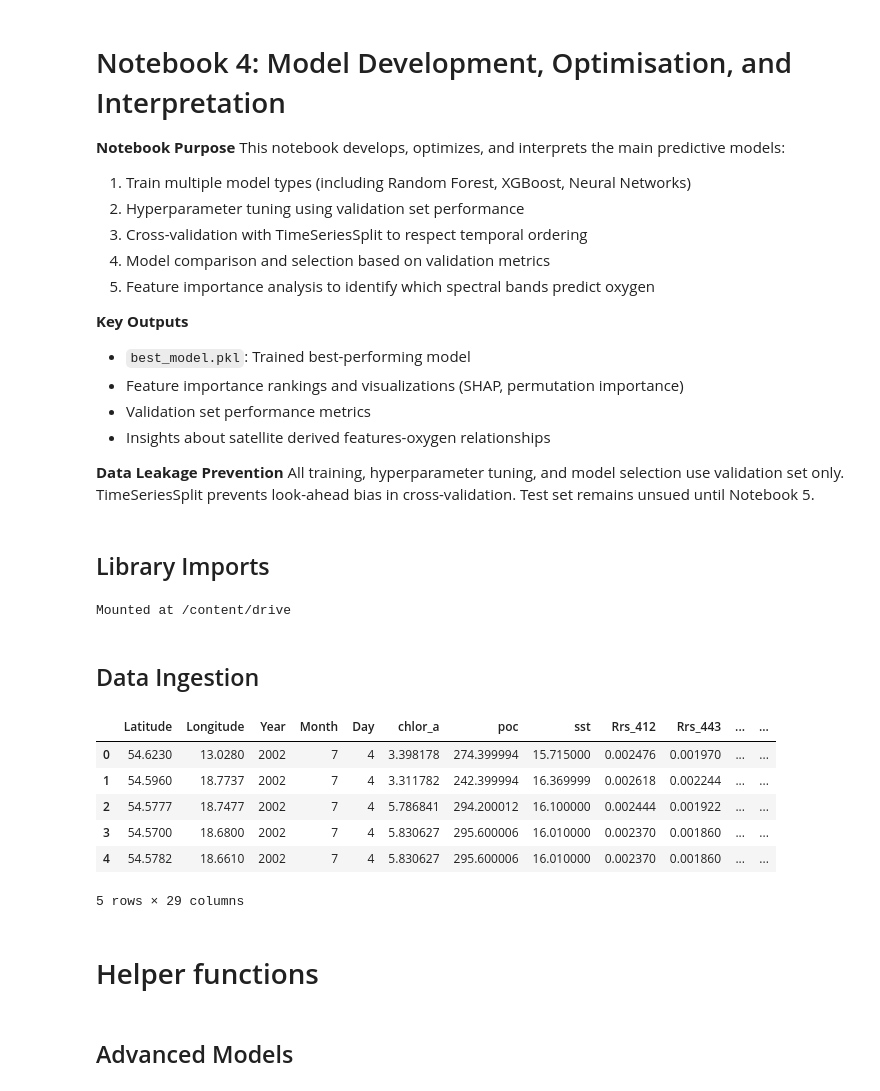
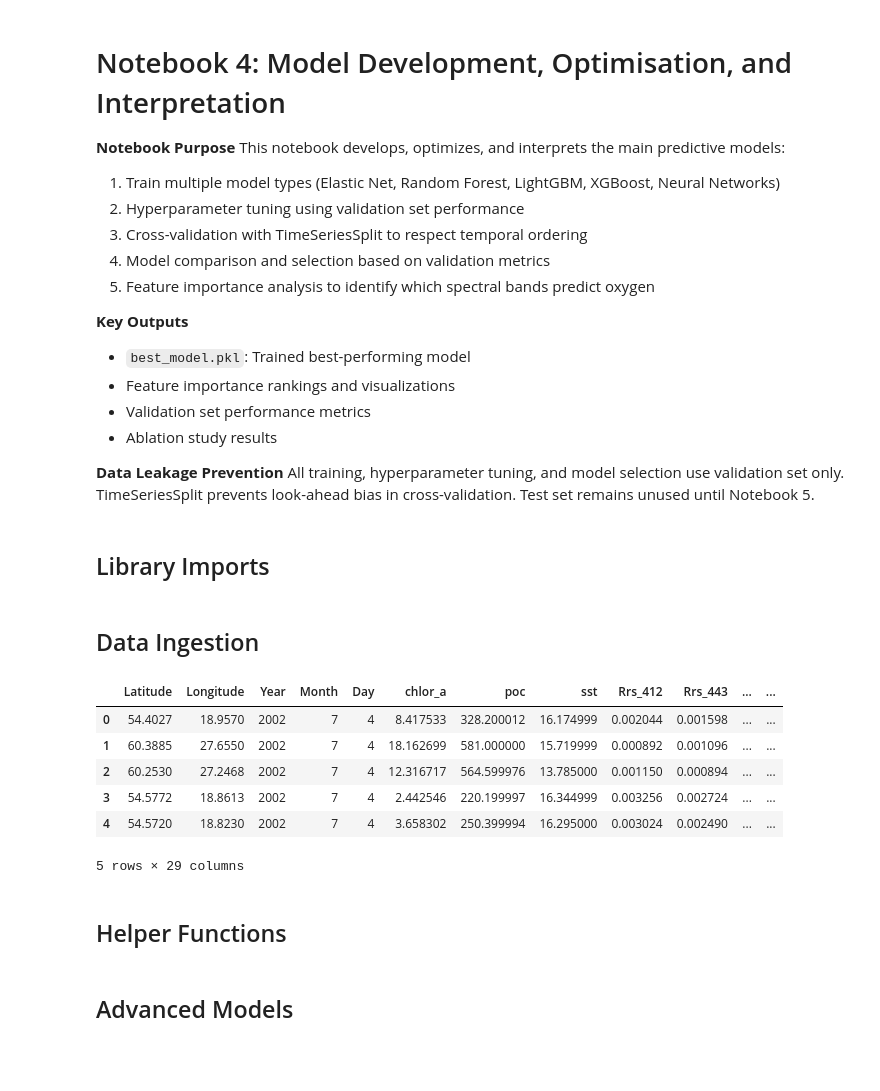
Before and after one commit to TashiSoldin/SIADS699-Capstone, a Jupyter notebook: Notebooks/4. Model Development, Optimisation, and Interpretation.ipynb, the cells around one changed output. Cells and saved outputs as stored; diff of their text form; code cells hidden in the pictures; blank space fills up the shorter version.

Commit message:
Uploaded final notebooks and reconfigured all pathways to work locally

```diff
--- a/Notebooks/4. Model Development, Optimisation, and Interpretation.ipynb
+++ b/Notebooks/4. Model Development, Optimisation, and Interpretation.ipynb
@@ -3,7 +3,7 @@
 
 **Notebook Purpose**
 This notebook develops, optimizes, and interprets the main predictive models:
-1. Train multiple model types (including Random Forest, XGBoost, Neural Networks)
+1. Train multiple model types (Elastic Net, Random Forest, LightGBM, XGBoost, Neural Networks)
 2. Hyperparameter tuning using validation set performance
 3. Cross-validation with TimeSeriesSplit to respect temporal ordering
 4. Model comparison and selection based on validation metrics
@@ -11,17 +11,11 @@ This notebook develops, optimizes, and interprets the main predictive models:
 
 **Key Outputs**
 - `best_model.pkl`: Trained best-performing model
-- Feature importance rankings and visualizations (SHAP, permutation importance)
+- Feature importance rankings and visualizations
 - Validation set performance metrics
-- Insights about satellite derived features-oxygen relationships
+- Ablation study results
 
 **Data Leakage Prevention**
-All training, hyperparameter tuning, and model selection use validation set only. TimeSeriesSplit prevents look-ahead bias in cross-validation. Test set remains unsued until Notebook 5.
+All training, hyperparameter tuning, and model selection use validation set only. TimeSeriesSplit prevents look-ahead bias in cross-validation. Test set remains unused until Notebook 5.
 # %% [markdown]
 ## Library Imports
-# %%
-import pandas as pd
-from google.colab import drive
-drive.mount('/content/drive')
-# %% [output]
-Mounted at /content/drive
@@ -28,27 +39,27 @@ Mounted at /content/drive
 # %% [markdown]
 ## Data Ingestion
 # %%
-training_set_file_path = '/content/drive/MyDrive/Colab Notebooks/MADS/SIADS 699/Data/Data Splits/Processed/Training Set.csv'
-validation_set_file_path = '/content/drive/MyDrive/Colab Notebooks/MADS/SIADS 699/Data/Data Splits/Processed/Validation Set.csv'
-testing_set_file_path = '/content/drive/MyDrive/Colab Notebooks/MADS/SIADS 699/Data/Data Splits/Processed/Testing Set.csv'
+training_set_file_path = '../Data/Data Splits/Processed/Training Set.csv'
+validation_set_file_path = '../Data/Data Splits/Processed/Validation Set.csv'
+testing_set_file_path = '../Data/Data Splits/Processed/Testing Set.csv'
 
 training_df = pd.read_csv(training_set_file_path)
 validation_df = pd.read_csv(validation_set_file_path)
 testing_df = pd.read_csv(testing_set_file_path)
 
 training_df.head()
 # validation_df.head()
 # testing_df.head()
 # %% [output]
 |  | Latitude | Longitude | Year | Month | Day | chlor_a | poc | sst | Rrs_412 | Rrs_443 | ... | ... |
-| 0 | 54.6230 | 13.0280 | 2002 | 7 | 4 | 3.398178 | 274.399994 | 15.715000 | 0.002476 | 0.001970 | ... | ... |
-| 1 | 54.5960 | 18.7737 | 2002 | 7 | 4 | 3.311782 | 242.399994 | 16.369999 | 0.002618 | 0.002244 | ... | ... |
-| 2 | 54.5777 | 18.7477 | 2002 | 7 | 4 | 5.786841 | 294.200012 | 16.100000 | 0.002444 | 0.001922 | ... | ... |
-| 3 | 54.5700 | 18.6800 | 2002 | 7 | 4 | 5.830627 | 295.600006 | 16.010000 | 0.002370 | 0.001860 | ... | ... |
-| 4 | 54.5782 | 18.6610 | 2002 | 7 | 4 | 5.830627 | 295.600006 | 16.010000 | 0.002370 | 0.001860 | ... | ... |
+| 0 | 54.4027 | 18.9570 | 2002 | 7 | 4 | 8.417533 | 328.200012 | 16.174999 | 0.002044 | 0.001598 | ... | ... |
+| 1 | 60.3885 | 27.6550 | 2002 | 7 | 4 | 18.162699 | 581.000000 | 15.719999 | 0.000892 | 0.001096 | ... | ... |
+| 2 | 60.2530 | 27.2468 | 2002 | 7 | 4 | 12.316717 | 564.599976 | 13.785000 | 0.001150 | 0.000894 | ... | ... |
+| 3 | 54.5772 | 18.8613 | 2002 | 7 | 4 | 2.442546 | 220.199997 | 16.344999 | 0.003256 | 0.002724 | ... | ... |
+| 4 | 54.5720 | 18.8230 | 2002 | 7 | 4 | 3.658302 | 250.399994 | 16.295000 | 0.003024 | 0.002490 | ... | ... |
 5 rows × 29 columns
 # %% [markdown]
-# Helper functions
+## Helper Functions
 # %%
 def add_datetime_and_sort(df):
     df = df.copy()
```
Also changed, not shown: parts of 48 cells of this notebook, 4 other files.
